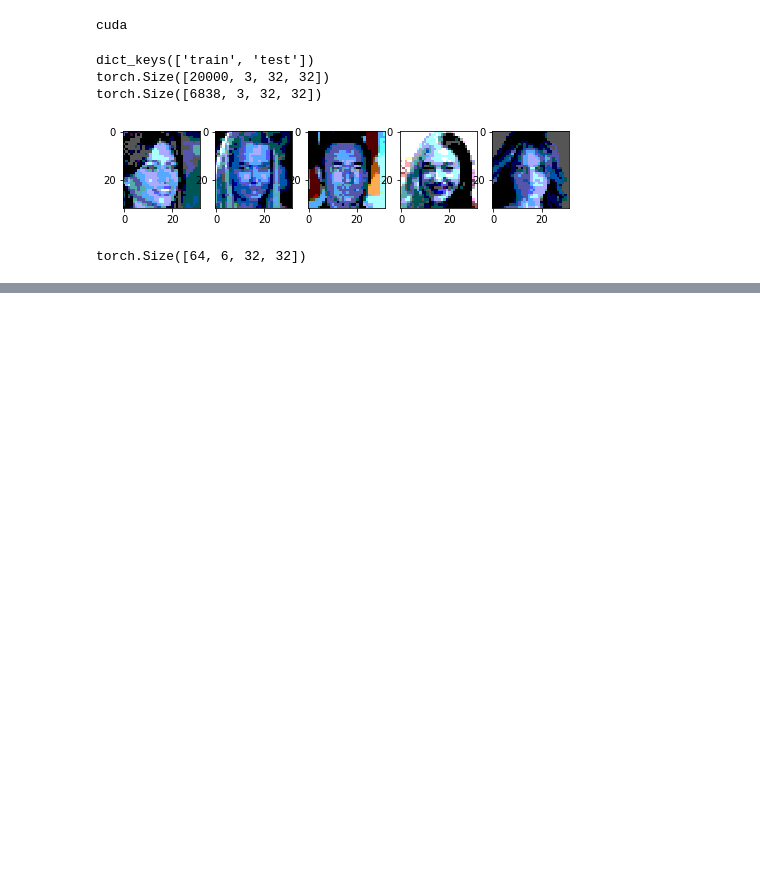
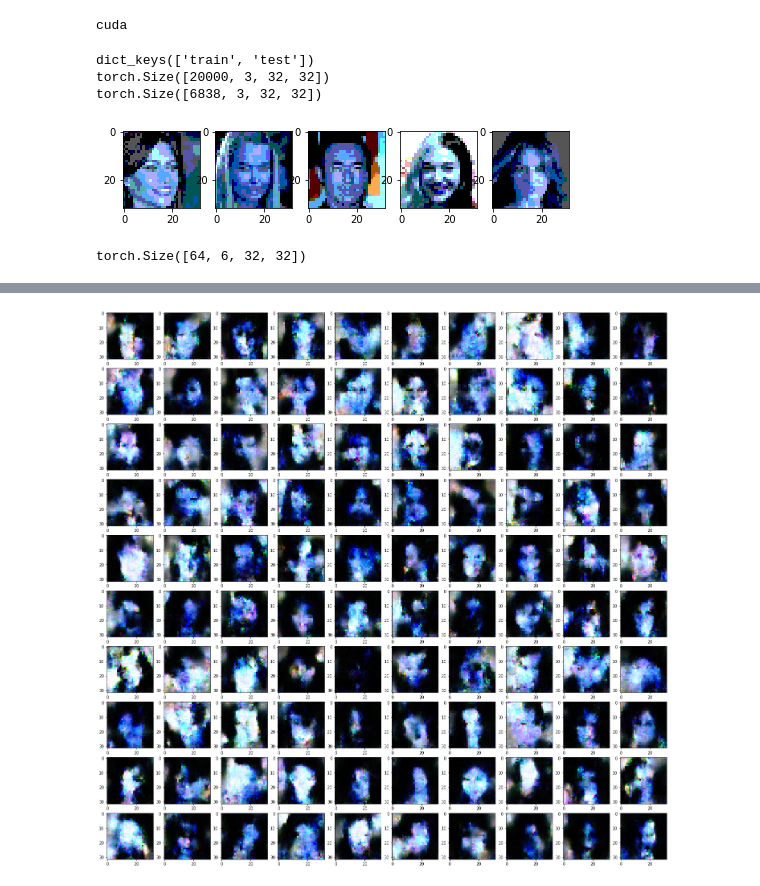
Before and after one commit to RamSaw/deep-unsupervised-learning, a Jupyter notebook: HW_02_T_02.ipynb, the cells around one changed output, grey strips where cells are left out. Saved outputs shown, nothing was run; the diff lists cells and outputs as text; code cells hidden in the pictures; blank space fills up the shorter version.

```diff
--- a/HW_02_T_02.ipynb
+++ b/HW_02_T_02.ipynb
@@ -280,0 +436,20 @@ Epoch 3: loss 2.557392120361328 val_loss 0.8956937193870544
+# %%
+def draw_images(images):
+    f, ax = plt.subplots(images.shape[0], images.shape[1])
+    f.set_figheight(25)
+    f.set_figwidth(25)
+    for i in range(images.shape[0]):
+        for j in range(images.shape[1]):
+            ax[i, j].imshow(images[i][j])
+    plt.show()
+
+
+def draw_samples(model):
+    z = model.sample(100)
+    images = model.reverse(z).permute(0, 2, 3, 1).cpu().detach().numpy()
+    images = np.clip(images / 3, 0, 1).reshape(10, 10, images.shape[1], images.shape[2], images.shape[3])
+    draw_images(images)
+# %%
+draw_samples(MODEL)
+# %% [output]
+[figure, added]
```
Also changed, not shown: parts of 22 cells of this notebook.
